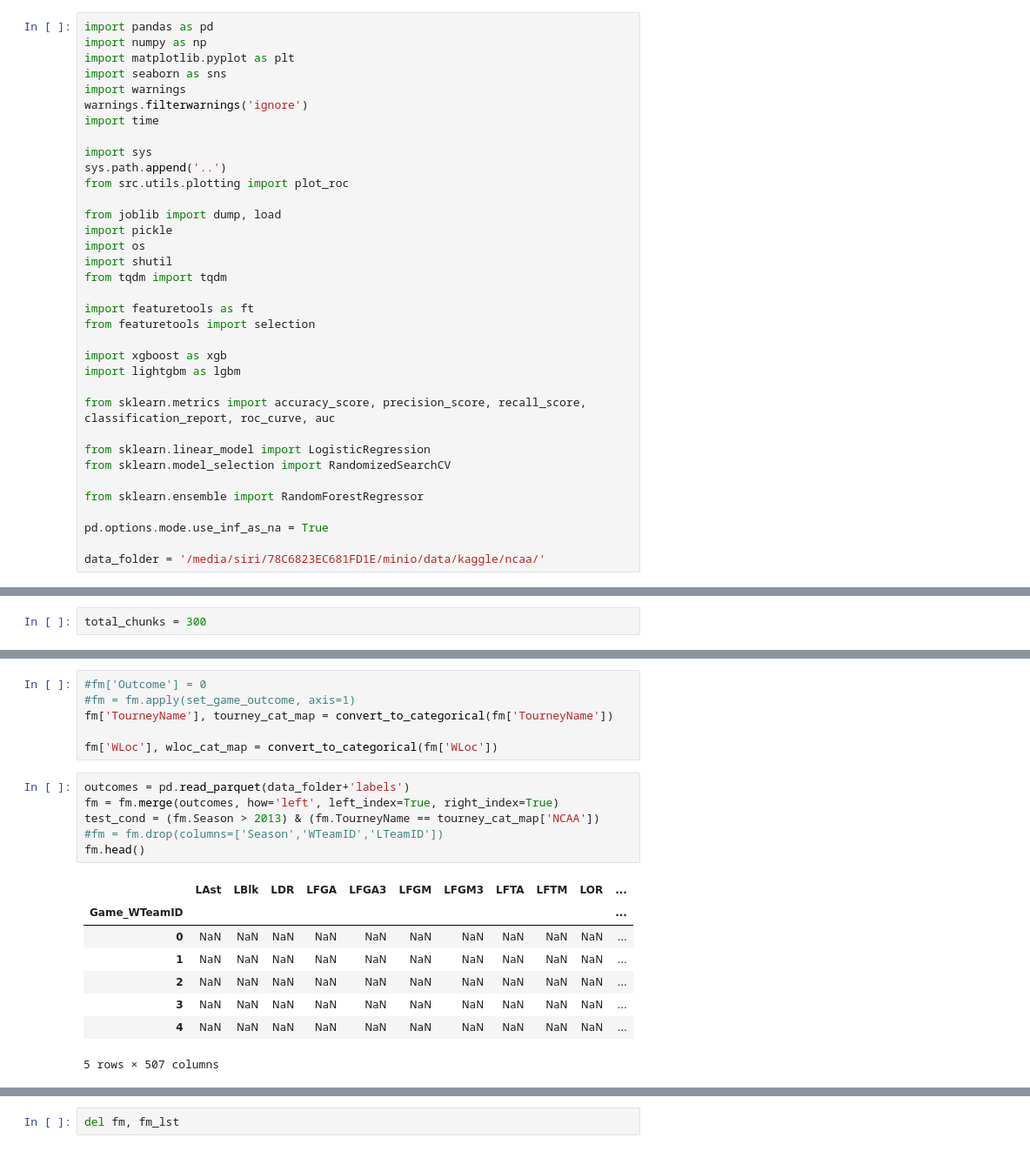
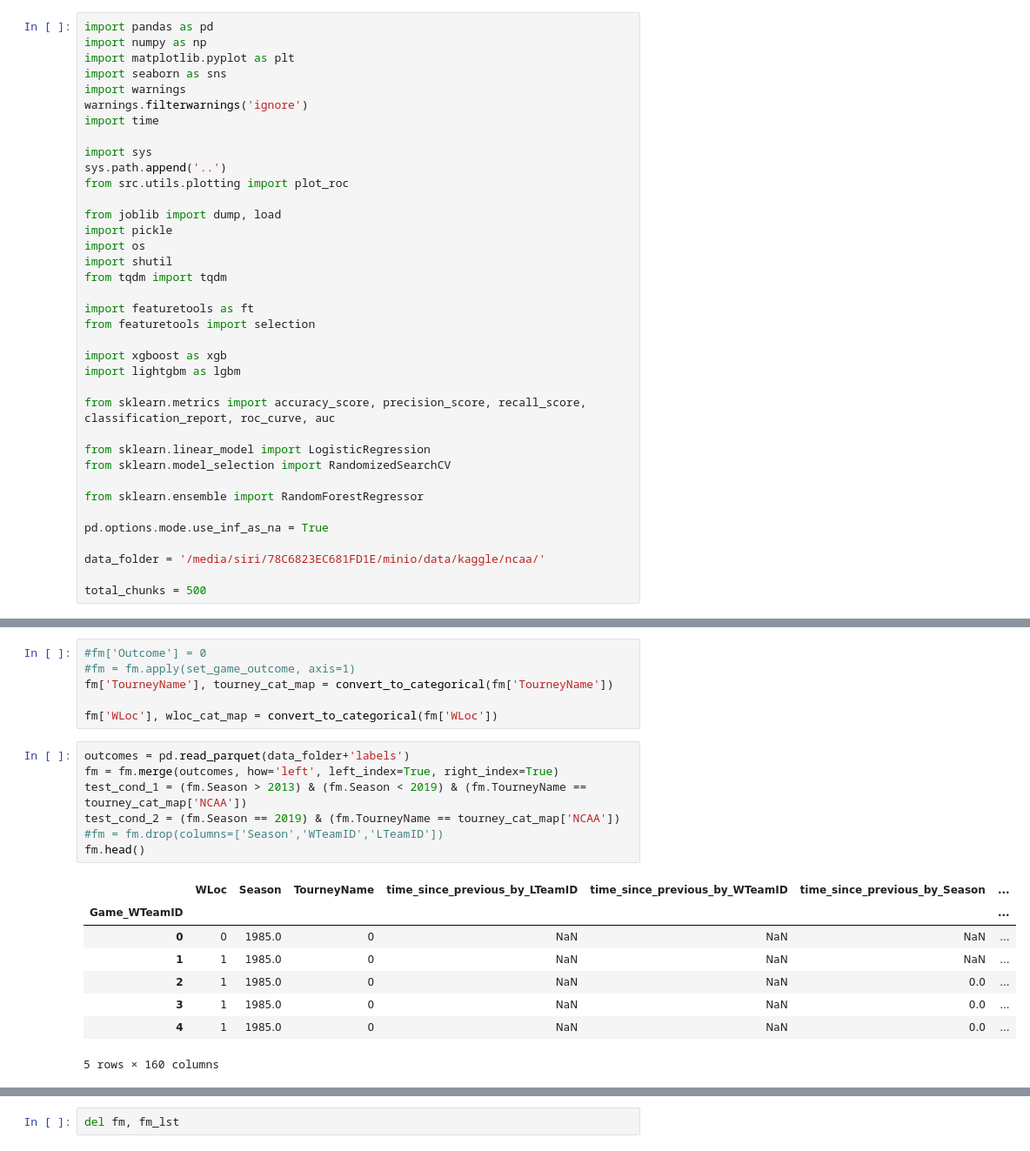
Before and after one commit to sirisurab/ncaa, a Jupyter notebook: notebooks/Feature_Selection.ipynb, the cells around one changed output, grey strips where cells are left out. Shown at 87% size. Saved outputs shown, nothing was run; the diff lists cells and outputs as text.

```diff
--- a/notebooks/Feature_Selection.ipynb
+++ b/notebooks/Feature_Selection.ipynb
@@ -33,10 +33,10 @@ from sklearn.ensemble import RandomForestRegressor
 pd.options.mode.use_inf_as_na = True
 
 data_folder = '/media/siri/78C6823EC681FD1E/minio/data/kaggle/ncaa/'
+
+total_chunks = 500
 # %% [markdown]
 ### Read Feature Matrices and combine into one
-# %%
-total_chunks = 300
 # %%
 fm_lst = []
 #for i in range(1, 6):
@@ -111,16 +112,17 @@ fm['WLoc'], wloc_cat_map = convert_to_categorical(fm['WLoc'])
 # %%
 outcomes = pd.read_parquet(data_folder+'labels')
 fm = fm.merge(outcomes, how='left', left_index=True, right_index=True)
-test_cond = (fm.Season > 2013) & (fm.TourneyName == tourney_cat_map['NCAA'])
+test_cond_1 = (fm.Season > 2013) & (fm.Season < 2019) & (fm.TourneyName == tourney_cat_map['NCAA'])
+test_cond_2 = (fm.Season == 2019) & (fm.TourneyName == tourney_cat_map['NCAA'])
 #fm = fm.drop(columns=['Season','WTeamID','LTeamID'])
 fm.head()
 # %% [output]
-|  | LAst | LBlk | LDR | LFGA | LFGA3 | LFGM | LFGM3 | LFTA | LFTM | LOR | ... |
-| Game_WTeamID |  |  |  |  |  |  |  |  |  |  | ... |
-| 0 | NaN | NaN | NaN | NaN | NaN | NaN | NaN | NaN | NaN | NaN | ... |
-| 1 | NaN | NaN | NaN | NaN | NaN | NaN | NaN | NaN | NaN | NaN | ... |
-| 2 | NaN | NaN | NaN | NaN | NaN | NaN | NaN | NaN | NaN | NaN | ... |
-| 3 | NaN | NaN | NaN | NaN | NaN | NaN | NaN | NaN | NaN | NaN | ... |
-| 4 | NaN | NaN | NaN | NaN | NaN | NaN | NaN | NaN | NaN | NaN | ... |
+|  | WLoc | Season | TourneyName | time_since_previous_by_LTeamID | time_since_previous_by_WTeamID | time_since_previous_by_Season | ... |
+| Game_WTeamID |  |  |  |  |  |  | ... |
+| 0 | 0 | 1985.0 | 0 | NaN | NaN | NaN | ... |
+| 1 | 1 | 1985.0 | 0 | NaN | NaN | NaN | ... |
+| 2 | 1 | 1985.0 | 0 | NaN | NaN | 0.0 | ... |
+| 3 | 1 | 1985.0 | 0 | NaN | NaN | 0.0 | ... |
+| 4 | 1 | 1985.0 | 0 | NaN | NaN | 0.0 | ... |
-5 rows × 507 columns
+5 rows × 160 columns
 # %%
```
Also changed, not shown: parts of 45 cells of this notebook, 4 other files.
